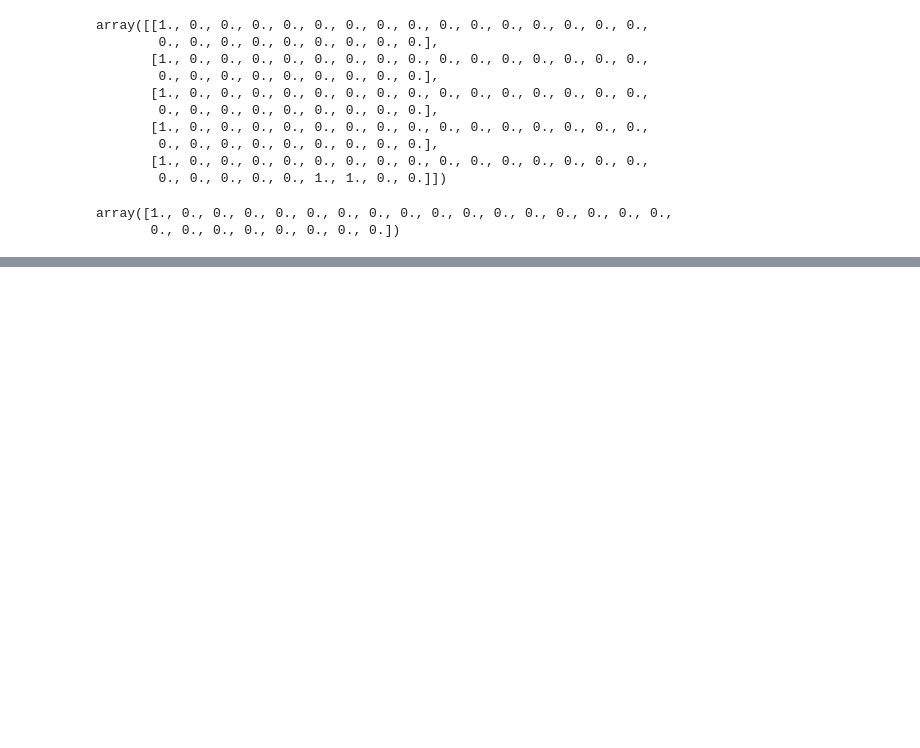
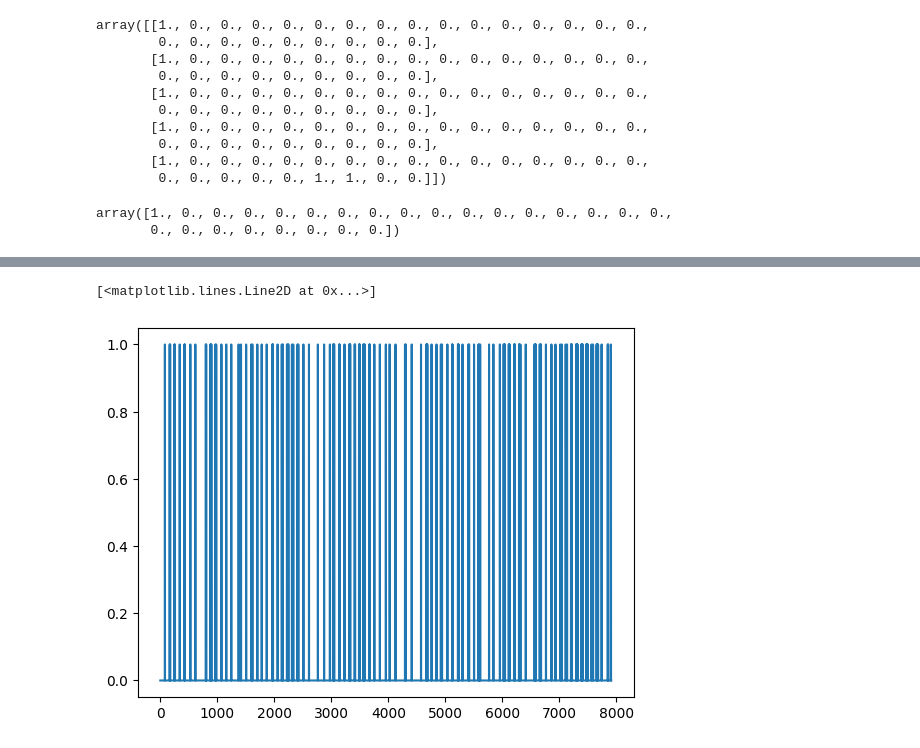
Before and after one commit to cudajay/Seq2SeqAnom, a Jupyter notebook: classifier_exp.ipynb, the cells around one changed output, grey strips where cells are left out. Saved outputs shown, nothing was run; the diff lists cells and outputs as text; code cells hidden in the pictures; blank space fills up the shorter version.

```diff
--- a/classifier_exp.ipynb
+++ b/classifier_exp.ipynb
@@ -99,0 +126,5 @@ pld = pd.DataFrame({"l": l})
+# %%
+plt.plot(pls)
+# %% [output]
+[<matplotlib.lines.Line2D at 0x...>]
+[figure, added]
```
Also changed, not shown: parts of 15 cells of this notebook, 2 other files.
